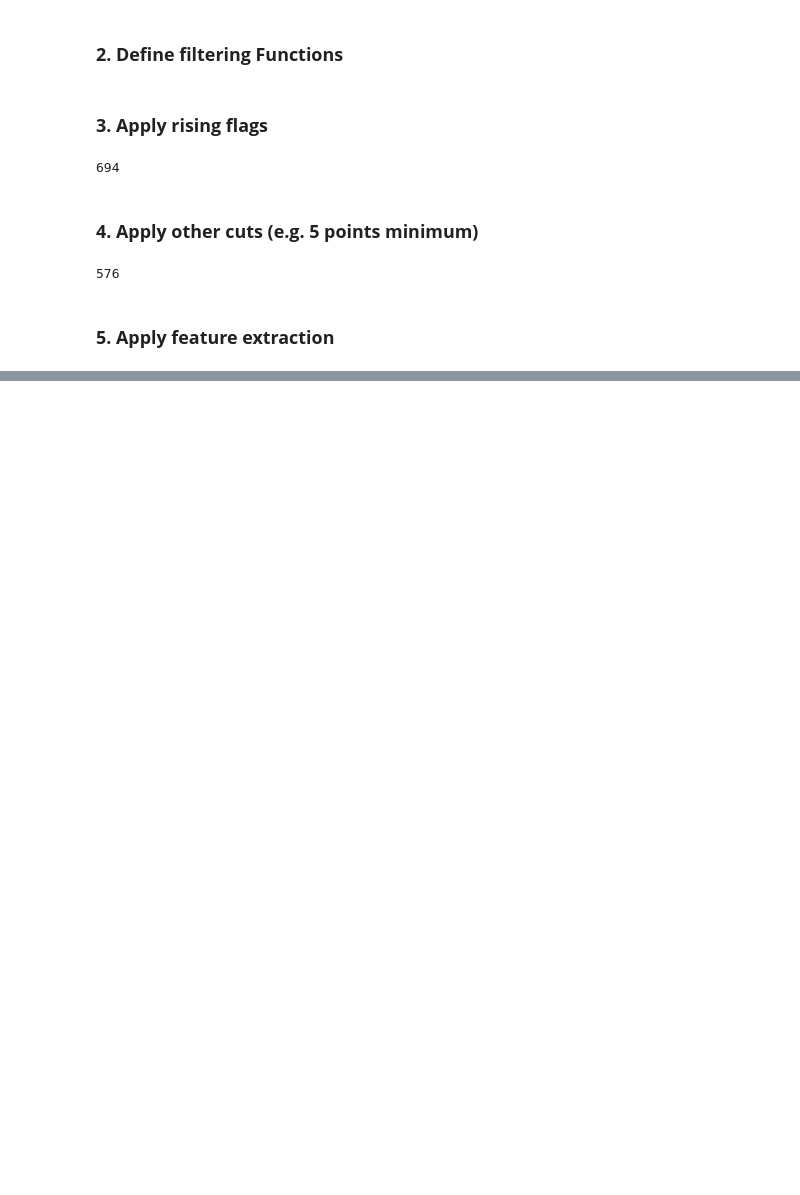
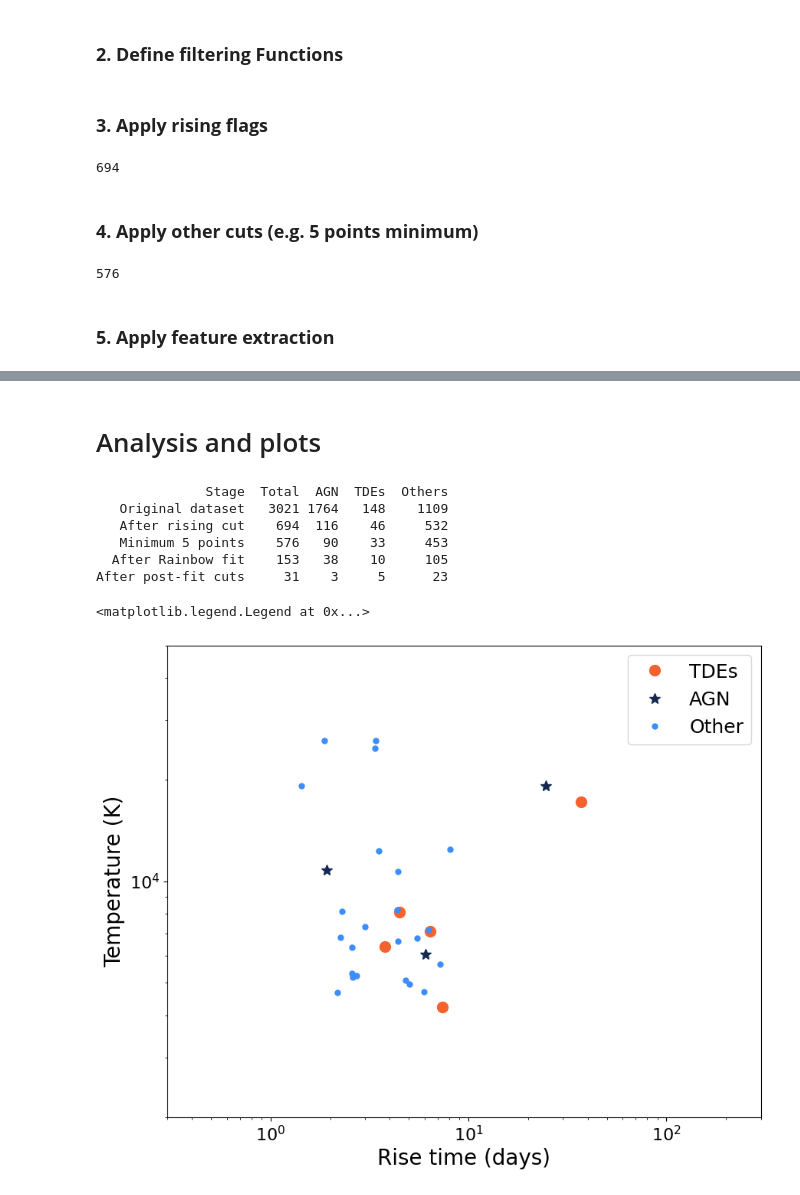
Before and after one commit to emilleishida/Fink_earlyTDE_v2, a Jupyter notebook: notebooks/Preprocessing_cuts_and_feature_extraction.ipynb, the cells around one changed output, grey strips where cells are left out. Cells and saved outputs as stored; diff of their text form; code cells hidden in the pictures; blank space fills up the shorter version.

```diff
--- a/notebooks/Preprocessing_cuts_and_feature_extraction.ipynb
+++ b/notebooks/Preprocessing_cuts_and_feature_extraction.ipynb
@@ -158,0 +329,65 @@ print(len(df_5points))
+# %%
+df_with_feat = df_with_feat[
+	~df_with_feat.reference_time.isna()
+]
+# %% [markdown]
+# Analysis and plots
+# %%
+def count_types(df):
+	return [
+		len(df),
+		(df.SpecType == "AGN").sum(),
+		(df.SpecType == "TDE").sum(),
+		(~df["SpecType"].isin(["AGN", "TDE"])).sum(),
+	]
+
+summary = pd.DataFrame(
+	[
+		["Original dataset"]      + count_types(df),
+		["After rising cut"]      + count_types(df_rising),
+		["Minimum 5 points"]      + count_types(df_5points),
+		["After Rainbow fit"]     + count_types(df_with_feat_no_cuts),
+		["After post-fit cuts"]   + count_types(df_with_feat),
+	],
+	columns=["Stage", "Total", "AGN", "TDEs", "Others"]
+)
+
+print(summary.to_string(index=False))
+# %% [output]
+              Stage  Total  AGN  TDEs  Others
+   Original dataset   3021 1764   148    1109
+   After rising cut    694  116    46     532
+   Minimum 5 points    576   90    33     453
+  After Rainbow fit    153   38    10     105
+After post-fit cuts     31    3     5      23
+# %%
+# Plotting
+import matplotlib.pyplot as plt
+ax = plt.figure(figsize=(10,8)).gca()
+COLORS_ZTF = {1: "#15284F", 2: "#F5622E", 3: "#3C8DFF", 4: "#D5D5D3"}
+
+agn_index = df_with_feat.SpecType == "AGN"
+tde_idx = df_with_feat.SpecType == "TDE"
+
+
+# plt.plot(features['rise_time'][good_idx & ~tde_idx & ~sn_idx], features['T'][good_idx & ~tde_idx & ~sn_idx], '.', alpha=0.2, label='All objects')
+plt.plot(df_with_feat['rise_time'][tde_idx], df_with_feat['temperature'][tde_idx], 'o', color=COLORS_ZTF[2], ms=10, label='TDEs')
+plt.plot(df_with_feat['rise_time'][agn_index], df_with_feat['temperature'][agn_index], '*', color=COLORS_ZTF[1], ms = 10, label='AGN', rasterized=True)
+plt.plot(df_with_feat['rise_time'][~tde_idx & ~agn_index], df_with_feat['temperature'][~tde_idx & ~agn_index], '.', ms=10, color=COLORS_ZTF[3], label='Other', rasterized=True)
+
+# plt.plot(features['rise_time'][good_idx & fleet_idx], features['T'][good_idx & fleet_idx], 'o', color='magenta', label='FLEETs')
+
+# plt.legend(fontsize=18)
+plt.xscale('log')
+plt.yscale('log')
+plt.xlabel('Rise time (days)', fontsize = 20)
+plt.ylabel('Temperature (K)', fontsize = 20)
+plt.tick_params(axis='both', which='major', labelsize=16) #, width=2.5, length=10)
+# plt.grid(alpha=0.2)
+plt.xlim(3e-1, 3e2)
+plt.ylim(2e3, 5e4)
+
+ax.legend(fontsize = 18)
+# %% [output]
+<matplotlib.legend.Legend at 0x...>
+[figure, added]
```
Also changed, not shown: parts of 6 cells of this notebook.
